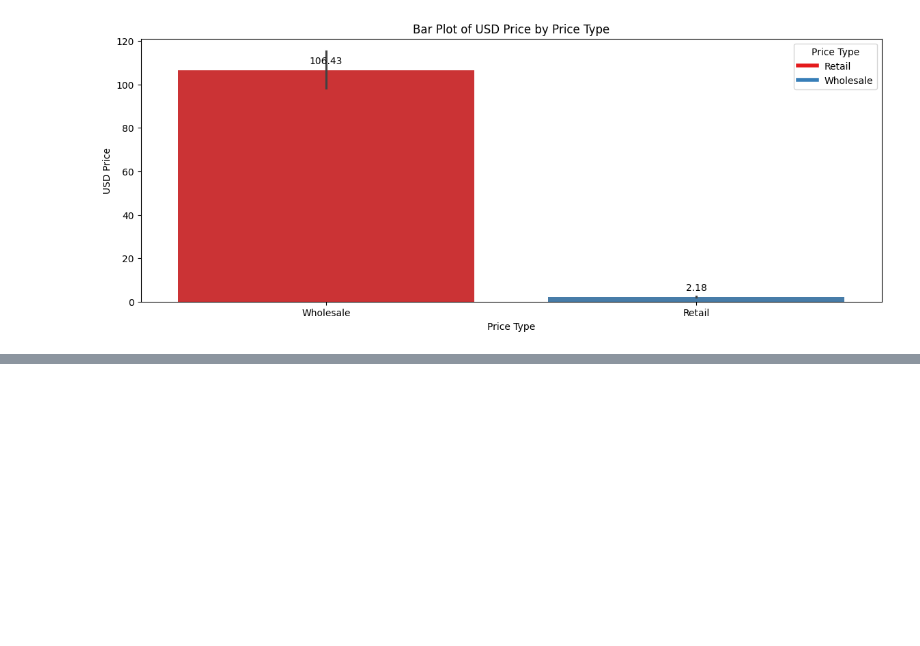
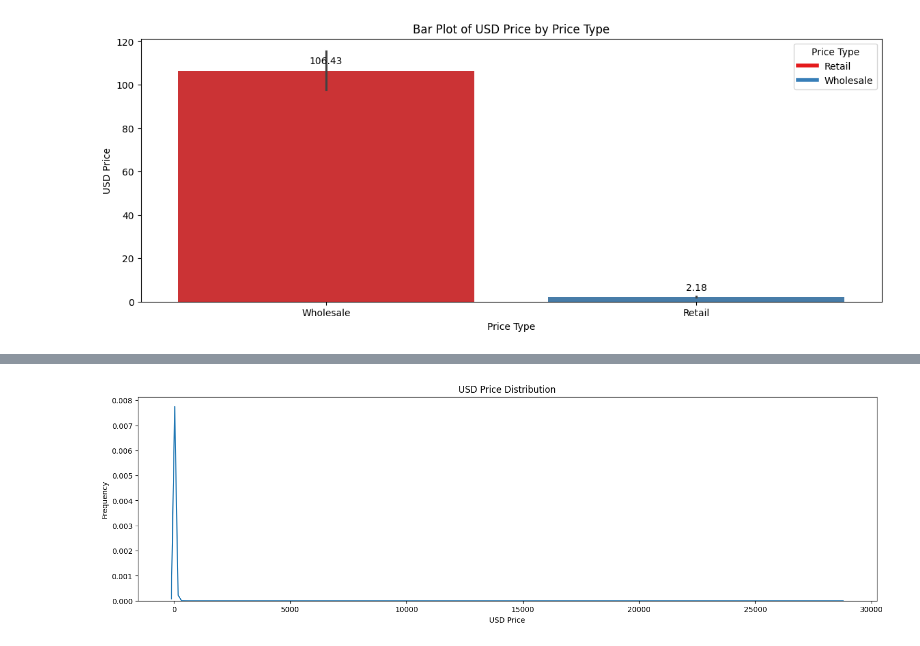
Before and after one commit to Bharadwaj-Sathya/AI, a Jupyter notebook: MachineLearning/SupervisedLearning/Regression/MultipleLinearRegression/Project/MultipleLinearRegressin.ipynb, the cells around one changed output, grey strips where cells are left out. Cells and saved outputs as stored; diff of their text form; code cells hidden in the pictures; blank space fills up the shorter version.

```diff
--- a/MachineLearning/SupervisedLearning/Regression/MultipleLinearRegression/Project/MultipleLinearRegressin.ipynb
+++ b/MachineLearning/SupervisedLearning/Regression/MultipleLinearRegression/Project/MultipleLinearRegressin.ipynb
@@ -357,0 +394,15 @@ plt.show()
+# %%
+# Adjusting figure size (set this before creating the plot)
+plt.figure(figsize=(18, 5))
+
+sns.kdeplot(data["USD Price"])
+
+# Adding titles and labels
+plt.title('USD Price Distribution')
+plt.xlabel('USD Price')
+plt.ylabel('Frequency')
+
+# Show the plot
+plt.show()
+# %% [output]
+[figure, added]
```
Also changed, not shown: parts of 8 cells of this notebook.
